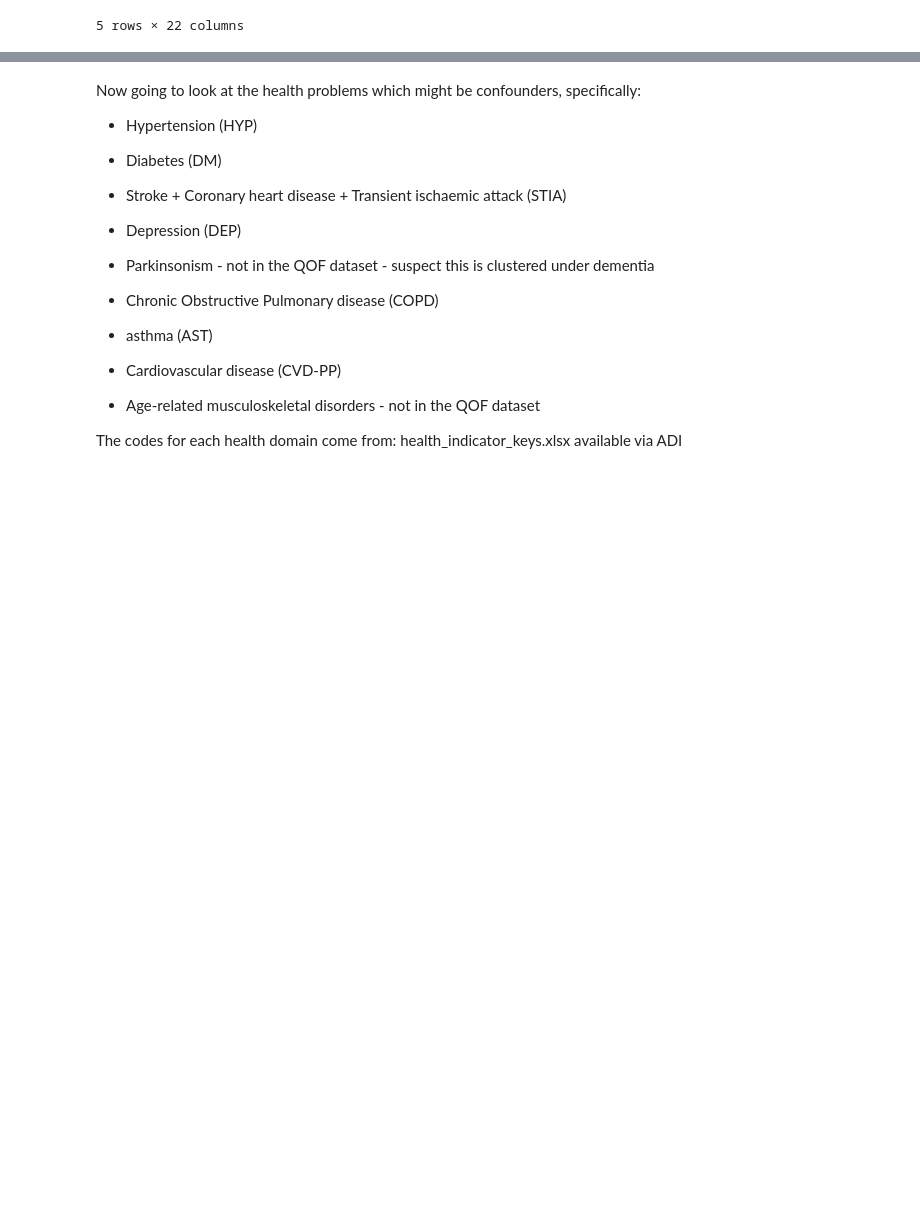
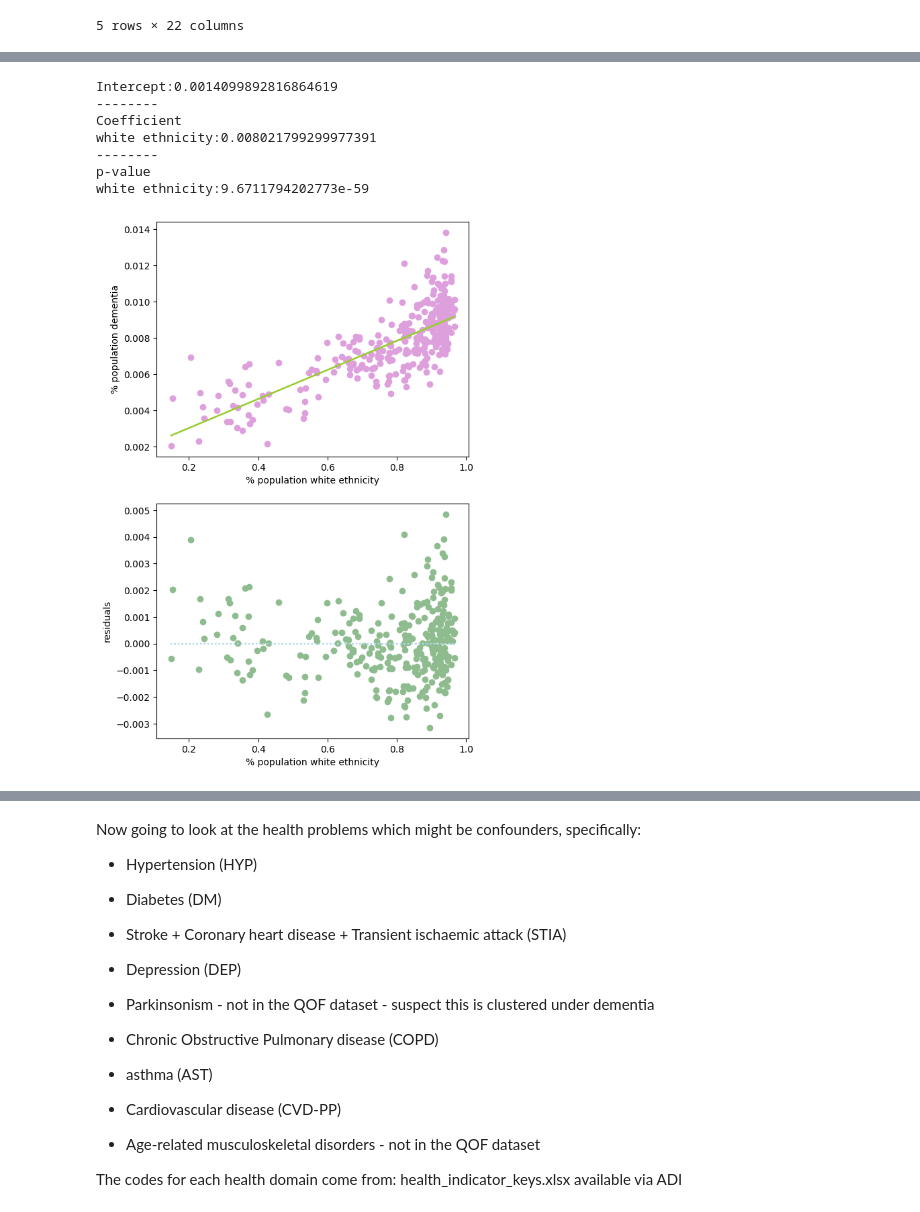
Before and after one commit to Bea-Taylor/DifDem_inequalities, a Jupyter notebook: nbs/core/03a_explore_datasets.ipynb, the cells around one changed output, grey strips where cells are left out. Cells and saved outputs as stored; diff of their text form; code cells hidden in the pictures; blank space fills up the shorter version.

```diff
--- a/nbs/core/03a_explore_datasets.ipynb
+++ b/nbs/core/03a_explore_datasets.ipynb
@@ -229,0 +214,11 @@ Text(0, 0.5, '% population dementia')
+# %%
+lin_reg_analysis(x=df_dem_covar['white_pc'], y=df_dem_covar['DEM_afflicted_pc'], var_name='white ethnicity')
+# %% [output]
+Intercept:0.0014099892816864619
+--------
+Coefficient
+white ethnicity:0.008021799299977391
+--------
+p-value
+white ethnicity:9.6711794202773e-59
+[figure, added]
```
Also changed, not shown: parts of 18 cells of this notebook.
